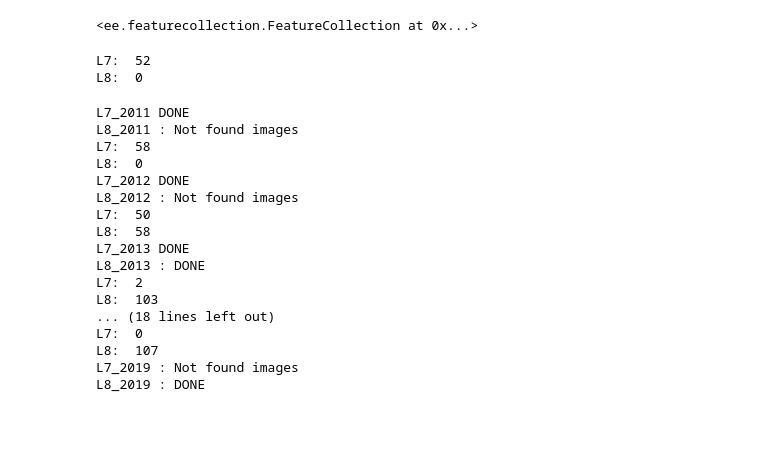
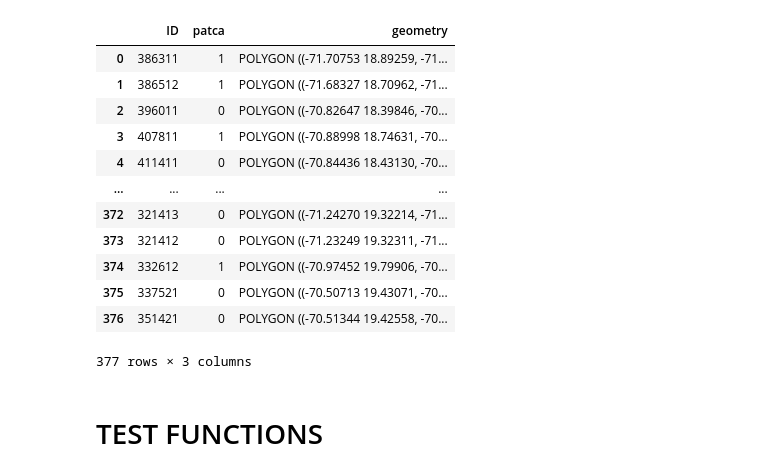
Before and after one commit to frandak2/IDB-project-with-RS, a Jupyter notebook: notebooks/Feature Extraction.ipynb, the cells around one changed output. Saved outputs shown, nothing was run; the diff lists cells and outputs as text; code cells hidden in the pictures; blank space fills up the shorter version.

```diff
--- a/notebooks/Feature Extraction.ipynb
+++ b/notebooks/Feature Extraction.ipynb
@@ -129,18 +129,32 @@ def preprocessing(imageCollection,Cloud_masking = True, calculateReflectance = T
 # %%
 Points = gpd.read_file("Data_IDB/new/Zona_influencia_DR.shp")
 # print(Points.crs)
 Points = Points.to_crs("EPSG:4326")
 ID = str(Points["cuest_id_b"]) + str(Points["parcela"])
 str1 = [str(int) for int in Points["cuest_id_b"]]
 str2 = [str(int) for int in Points["parcela"]]
 Points["ID"] = [s1 + s2 for s1, s2 in zip(str1, str2)]
 ok = Points[Points['corregido2'].str.contains("ok")]
 Points = ok[["ID","patca",'geometry']]
 # Points.to_csv("test.csv")
-Points = eeconvert.gdfToFc(Points)
+# Points = eeconvert.gdfToFc(Points)
 Points
 # %% [output]
+|  | ID | patca | geometry |
+| 0 | 386311 | 1 | POLYGON ((-71.70753 18.89259, -71... |
+| 1 | 386512 | 1 | POLYGON ((-71.68327 18.70962, -71... |
+| 2 | 396011 | 0 | POLYGON ((-70.82647 18.39846, -70... |
+| 3 | 407811 | 1 | POLYGON ((-70.88998 18.74631, -70... |
+| 4 | 411411 | 0 | POLYGON ((-70.84436 18.43130, -70... |
+| ... | ... | ... | ... |
+| 372 | 321413 | 0 | POLYGON ((-71.24270 19.32214, -71... |
+| 373 | 321412 | 0 | POLYGON ((-71.23249 19.32311, -71... |
+| 374 | 332612 | 1 | POLYGON ((-70.97452 19.79906, -70... |
+| 375 | 337521 | 0 | POLYGON ((-70.50713 19.43071, -70... |
+| 376 | 351421 | 0 | POLYGON ((-70.51344 19.42558, -70... |
-<ee.featurecollection.FeatureCollection at 0x...>
+377 rows × 3 columns
+# %% [markdown]
+# TEST FUNCTIONS
 # %%
 L7 = (ee.ImageCollection("LANDSAT/LE07/C01/T1_SR")
       .filterBounds(Points)
@@ -224,26 +238,6 @@ for year in y:
         print("L8_"+str(year),": DONE")
     else:
         print("L8_"+str(year), ": Not found images")
-# %% [output]
-L7:  52
-L8:  0
-L7_2011 DONE
-L8_2011 : Not found images
-L7:  58
-L8:  0
-L7_2012 DONE
-L8_2012 : Not found images
-L7:  50
-L8:  58
-L7_2013 DONE
-L8_2013 : DONE
-L7:  2
-L8:  103
-... (18 lines left out)
-L7:  0
-L8:  107
-L7_2019 : Not found images
-L8_2019 : DONE
 # %%
 y = range(2013,2017)
 for year in y:
```
Also changed, not shown: 5 other files.
